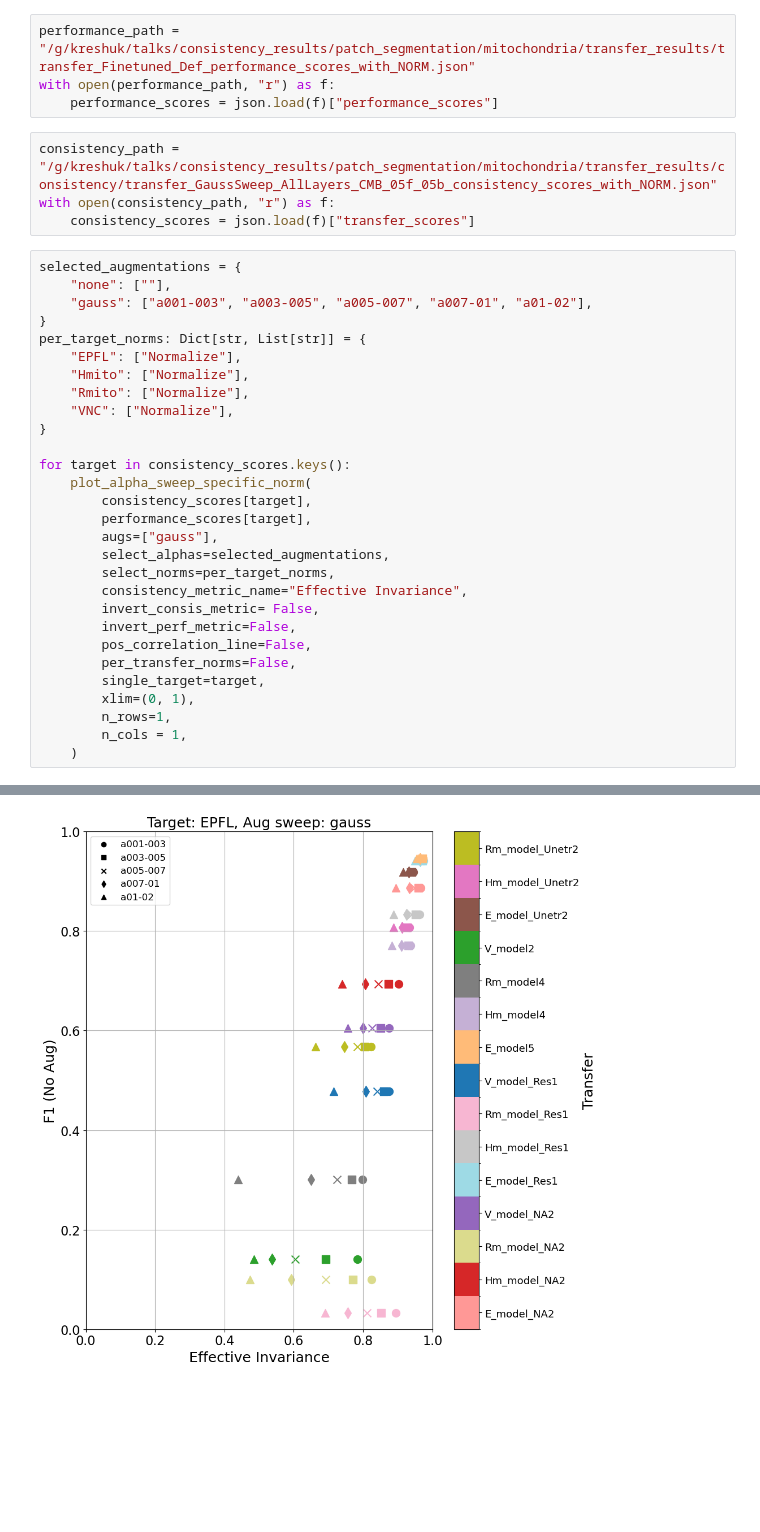
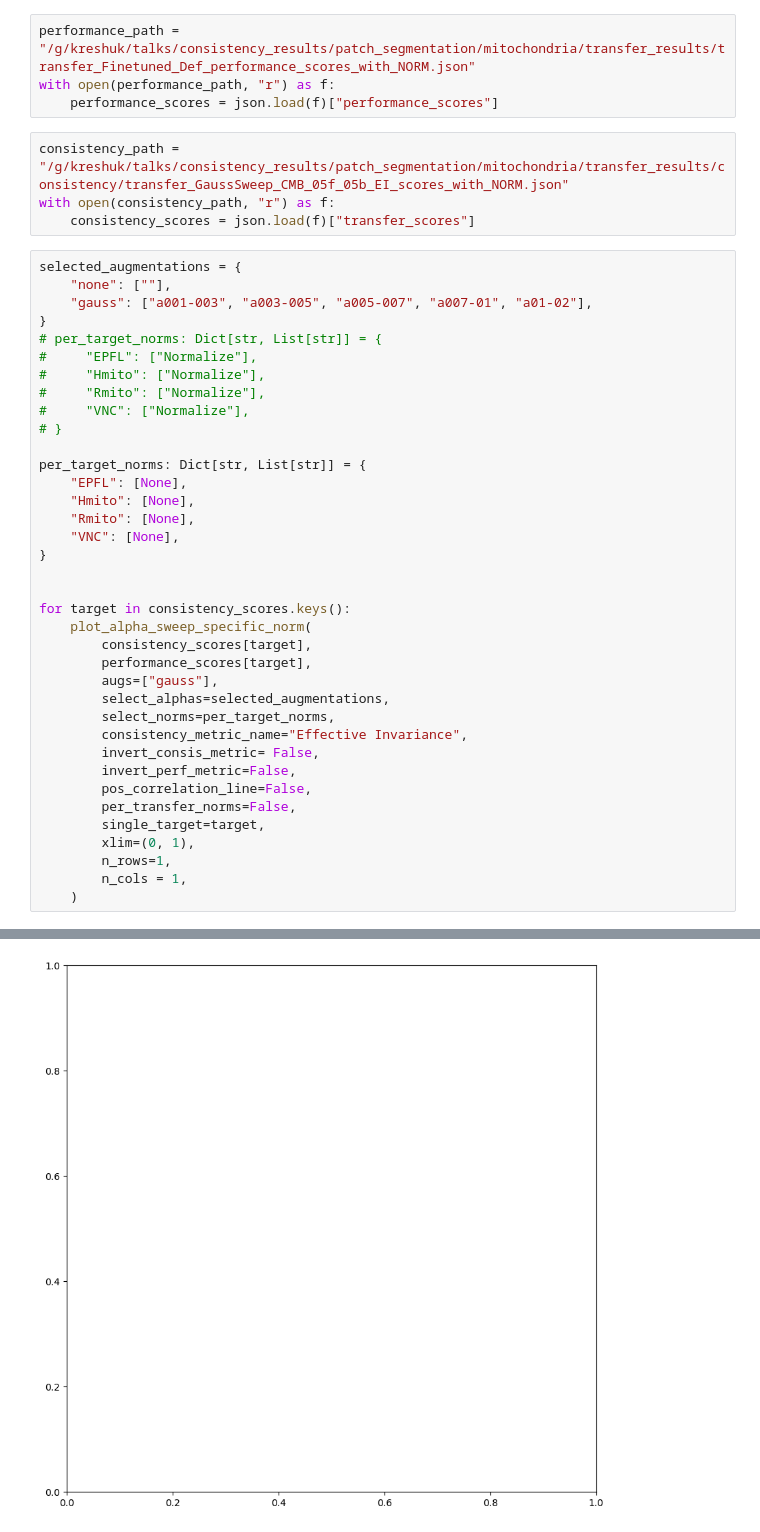
Before and after one commit to kreshuklab/model_ranking, a Jupyter notebook: notebooks/model_selection/consistency/mito_Gauss_consistency_vs_F1_finetuned.ipynb, the cells around one changed output, grey strips where cells are left out. Cells and saved outputs as stored; diff of their text form; blank space fills up the shorter version.

```diff
--- a/notebooks/model_selection/consistency/mito_Gauss_consistency_vs_F1_finetuned.ipynb
+++ b/notebooks/model_selection/consistency/mito_Gauss_consistency_vs_F1_finetuned.ipynb
@@ -151,7 +151,7 @@ performance_path = "/g/kreshuk/talks/consistency_results/patch_segmentation/mito
 with open(performance_path, "r") as f:
     performance_scores = json.load(f)["performance_scores"]
 # %%
-consistency_path = "/g/kreshuk/talks/consistency_results/patch_segmentation/mitochondria/transfer_results/consistency/transfer_GaussSweep_AllLayers_CMB_05f_05b_consistency_scores_with_NORM.json"
+consistency_path = "/g/kreshuk/talks/consistency_results/patch_segmentation/mitochondria/transfer_results/consistency/transfer_GaussSweep_CMB_05f_05b_EI_scores_with_NORM.json"
 with open(consistency_path, "r") as f:
     consistency_scores = json.load(f)["transfer_scores"]
 # %%
@@ -159,12 +159,20 @@ selected_augmentations = {
     "none": [""],
     "gauss": ["a001-003", "a003-005", "a005-007", "a007-01", "a01-02"],
 }
+# per_target_norms: Dict[str, List[str]] = {
+#     "EPFL": ["Normalize"],
+#     "Hmito": ["Normalize"],
+#     "Rmito": ["Normalize"],
+#     "VNC": ["Normalize"],
+# }
+
 per_target_norms: Dict[str, List[str]] = {
-    "EPFL": ["Normalize"],
-    "Hmito": ["Normalize"],
-    "Rmito": ["Normalize"],
-    "VNC": ["Normalize"],
+    "EPFL": [None],
+    "Hmito": [None],
+    "Rmito": [None],
+    "VNC": [None],
 }
+
 
 for target in consistency_scores.keys():
     plot_alpha_sweep_specific_norm(
@@ -187 +196 @@ for target in consistency_scores.keys():
-[figure, old version]
+[figure, new version]
```
Also changed, not shown: parts of 2 cells of this notebook.
